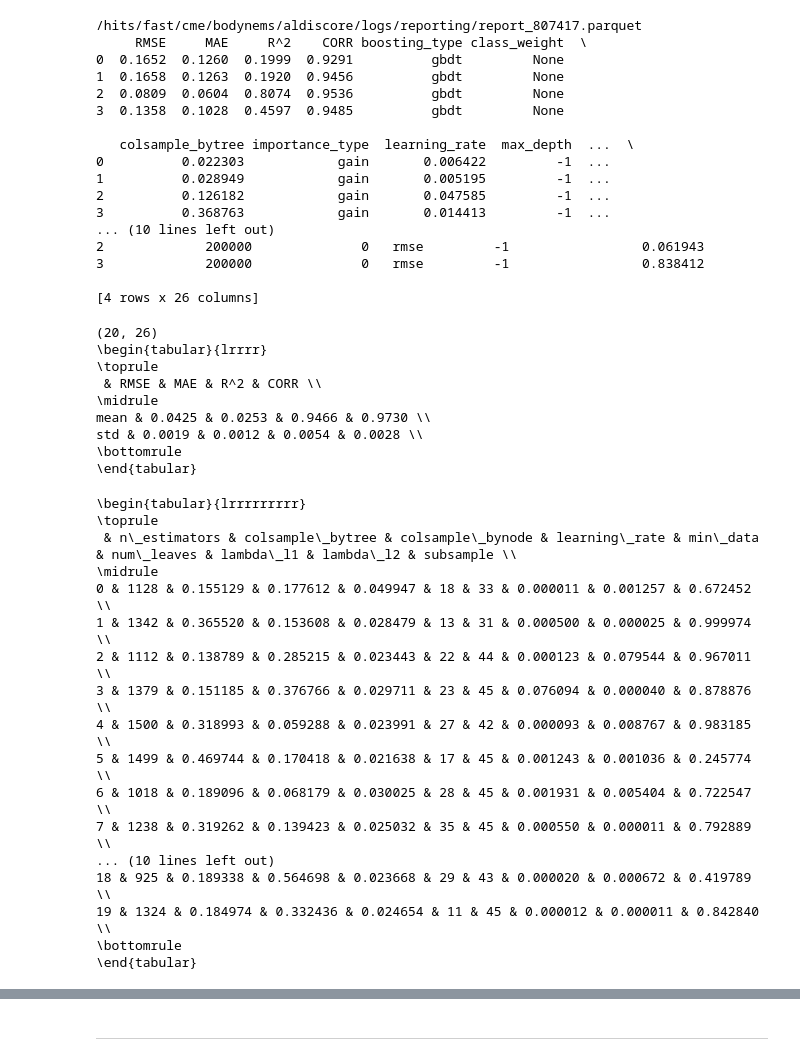
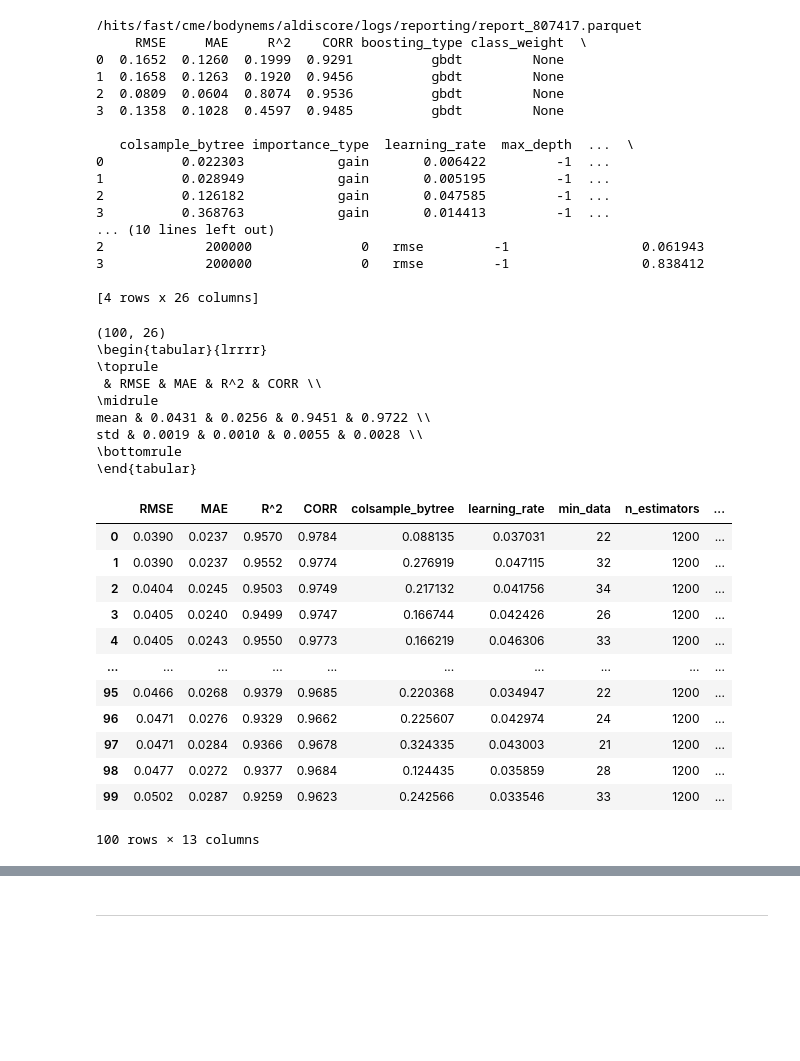
Before and after one commit to MaBody/aldiscore, a Jupyter notebook: notebooks/misc/prediction_dev.ipynb, the cells around one changed output, grey strips where cells are left out. Drawn from its saved outputs; the diff is of its cells as text; code cells hidden in the pictures; blank space fills up the shorter version.

```diff
--- a/notebooks/misc/prediction_dev.ipynb
+++ b/notebooks/misc/prediction_dev.ipynb
@@ -85,7 +84,7 @@ print(result_df)
 [4 rows x 26 columns]
 # %%
 perf_df = pd.read_parquet(
-    "/hits/fast/cme/bodynems/aldiscore/logs/reporting/report_399991.parquet"
+    "/hits/fast/cme/bodynems/aldiscore/logs/reporting/report_884441.parquet"
 )
 print(perf_df.shape)
 print(
@@ -96,13 +95,13 @@ print(
     .to_latex(float_format="%.4f")
 )
 # %% [output]
-(20, 26)
+(100, 26)
 \begin{tabular}{lrrrr}
 \toprule
  & RMSE & MAE & R^2 & CORR \\
 \midrule
-mean & 0.0425 & 0.0253 & 0.9466 & 0.9730 \\
-std & 0.0019 & 0.0012 & 0.0054 & 0.0028 \\
+mean & 0.0431 & 0.0256 & 0.9451 & 0.9722 \\
+std & 0.0019 & 0.0010 & 0.0055 & 0.0028 \\
 \bottomrule
 \end{tabular}
 # %%
@@ -119,31 +118,29 @@ col_mapping = {
 }
 col_mapping = dict(zip(col_mapping.values(), col_mapping.keys()))
 # %%
-unique_mask = perf_df.apply(lambda col: len(col.unique()), axis=0) > 1
+unique_mask = perf_df.apply(
+    lambda col: len(col.unique()) > 1 or col.name == "n_estimators", axis=0
+)
 cols = perf_df.columns.to_list()
-cols.remove("n_estimators")
 metric_cols = cols[:4]
-param_cols = ["n_estimators"] + sorted(cols[4:])
-plot_df = perf_df[param_cols].copy()
-plot_df = plot_df.loc[:, perf_df.apply(lambda col: len(col.unique()), axis=0) > 1]
-plot_df = plot_df.loc[perf_df["RMSE"].sort_values().index].reset_index(drop=True)
-plot_df = plot_df.rename(col_mapping, axis=1)
-print(plot_df.to_latex(escape=True))
+# param_cols = ["n_estimators"] + sorted(cols[4:])
+# plot_df = perf_df[param_cols].copy()
+perf_df = perf_df.loc[:, unique_mask]
+perf_df = perf_df.loc[perf_df["RMSE"].sort_values().index].reset_index(drop=True)
+perf_df = perf_df.rename(col_mapping, axis=1)
+# print(plot_df.to_latex(escape=True))
+perf_df
 # %% [output]
+|  | RMSE | MAE | R^2 | CORR | colsample_bytree | learning_rate | min_data | n_estimators | ... |
+| 0 | 0.0390 | 0.0237 | 0.9570 | 0.9784 | 0.088135 | 0.037031 | 22 | 1200 | ... |
+| 1 | 0.0390 | 0.0237 | 0.9552 | 0.9774 | 0.276919 | 0.047115 | 32 | 1200 | ... |
+| 2 | 0.0404 | 0.0245 | 0.9503 | 0.9749 | 0.217132 | 0.041756 | 34 | 1200 | ... |
+| 3 | 0.0405 | 0.0240 | 0.9499 | 0.9747 | 0.166744 | 0.042426 | 26 | 1200 | ... |
+| 4 | 0.0405 | 0.0243 | 0.9550 | 0.9773 | 0.166219 | 0.046306 | 33 | 1200 | ... |
+| ... | ... | ... | ... | ... | ... | ... | ... | ... | ... |
+| 95 | 0.0466 | 0.0268 | 0.9379 | 0.9685 | 0.220368 | 0.034947 | 22 | 1200 | ... |
+| 96 | 0.0471 | 0.0276 | 0.9329 | 0.9662 | 0.225607 | 0.042974 | 24 | 1200 | ... |
+| 97 | 0.0471 | 0.0284 | 0.9366 | 0.9678 | 0.324335 | 0.043003 | 21 | 1200 | ... |
+| 98 | 0.0477 | 0.0272 | 0.9377 | 0.9684 | 0.124435 | 0.035859 | 28 | 1200 | ... |
+| 99 | 0.0502 | 0.0287 | 0.9259 | 0.9623 | 0.242566 | 0.033546 | 33 | 1200 | ... |
-\begin{tabular}{lrrrrrrrrr}
-\toprule
- & n\_estimators & colsample\_bytree & colsample\_bynode & learning\_rate & min\_data & num\_leaves & lambda\_l1 & lambda\_l2 & subsample \\
-\midrule
-0 & 1128 & 0.155129 & 0.177612 & 0.049947 & 18 & 33 & 0.000011 & 0.001257 & 0.672452 \\
-1 & 1342 & 0.365520 & 0.153608 & 0.028479 & 13 & 31 & 0.000500 & 0.000025 & 0.999974 \\
-2 & 1112 & 0.138789 & 0.285215 & 0.023443 & 22 & 44 & 0.000123 & 0.079544 & 0.967011 \\
-3 & 1379 & 0.151185 & 0.376766 & 0.029711 & 23 & 45 & 0.076094 & 0.000040 & 0.878876 \\
-4 & 1500 & 0.318993 & 0.059288 & 0.023991 & 27 & 42 & 0.000093 & 0.008767 & 0.983185 \\
-5 & 1499 & 0.469744 & 0.170418 & 0.021638 & 17 & 45 & 0.001243 & 0.001036 & 0.245774 \\
-6 & 1018 & 0.189096 & 0.068179 & 0.030025 & 28 & 45 & 0.001931 & 0.005404 & 0.722547 \\
-7 & 1238 & 0.319262 & 0.139423 & 0.025032 & 35 & 45 & 0.000550 & 0.000011 & 0.792889 \\
-... (10 lines left out)
-18 & 925 & 0.189338 & 0.564698 & 0.023668 & 29 & 43 & 0.000020 & 0.000672 & 0.419789 \\
-19 & 1324 & 0.184974 & 0.332436 & 0.024654 & 11 & 45 & 0.000012 & 0.000011 & 0.842840 \\
-\bottomrule
-\end{tabular}
+100 rows × 13 columns
```
Also changed, not shown: parts of 3 cells of this notebook, 1 other file.
